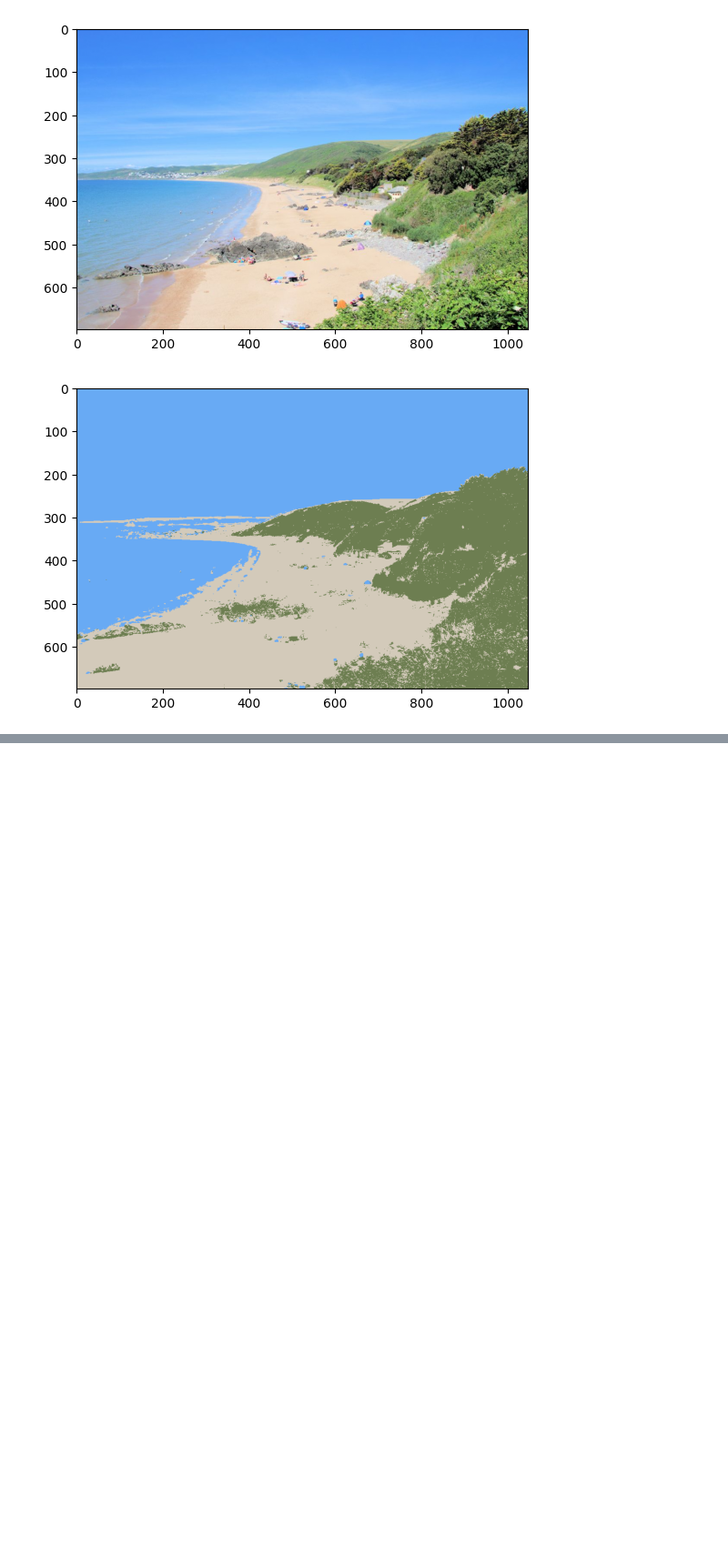
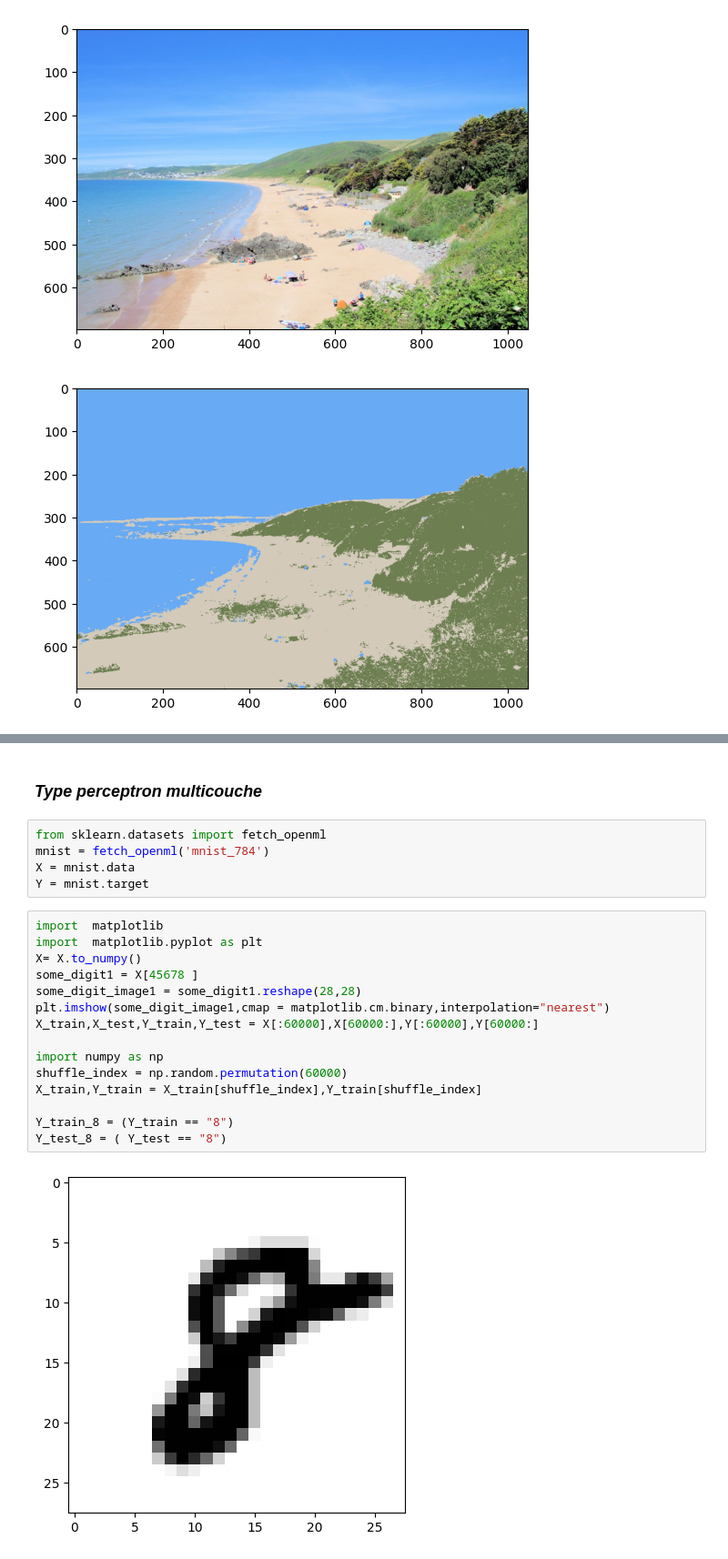
Before and after one commit to Tibserre/Intelligence_Artificielle, a Jupyter notebook: Fiche_IA.ipynb, the cells around one changed output, grey strips where cells are left out. Shown at 91% size. Cells and saved outputs as stored; diff of their text form; blank space fills up the shorter version.

```diff
--- a/Fiche_IA.ipynb
+++ b/Fiche_IA.ipynb
@@ -531,0 +655,24 @@ plt.show()
+# %% [markdown]
+### *Type perceptron multicouche*
+# %%
+from sklearn.datasets import fetch_openml
+mnist = fetch_openml('mnist_784')
+X = mnist.data
+Y = mnist.target
+# %%
+import  matplotlib
+import  matplotlib.pyplot as plt
+X= X.to_numpy()
+some_digit1 = X[45678 ]
+some_digit_image1 = some_digit1.reshape(28,28)
+plt.imshow(some_digit_image1,cmap = matplotlib.cm.binary,interpolation="nearest")
+X_train,X_test,Y_train,Y_test = X[:60000],X[60000:],Y[:60000],Y[60000:]
+
+import numpy as np
+shuffle_index = np.random.permutation(60000)
+X_train,Y_train = X_train[shuffle_index],Y_train[shuffle_index]
+
+Y_train_8 = (Y_train == "8")
+Y_test_8 = ( Y_test == "8")
+# %% [output]
+[figure, added]
```
Also changed, not shown: parts of 10 cells of this notebook.
